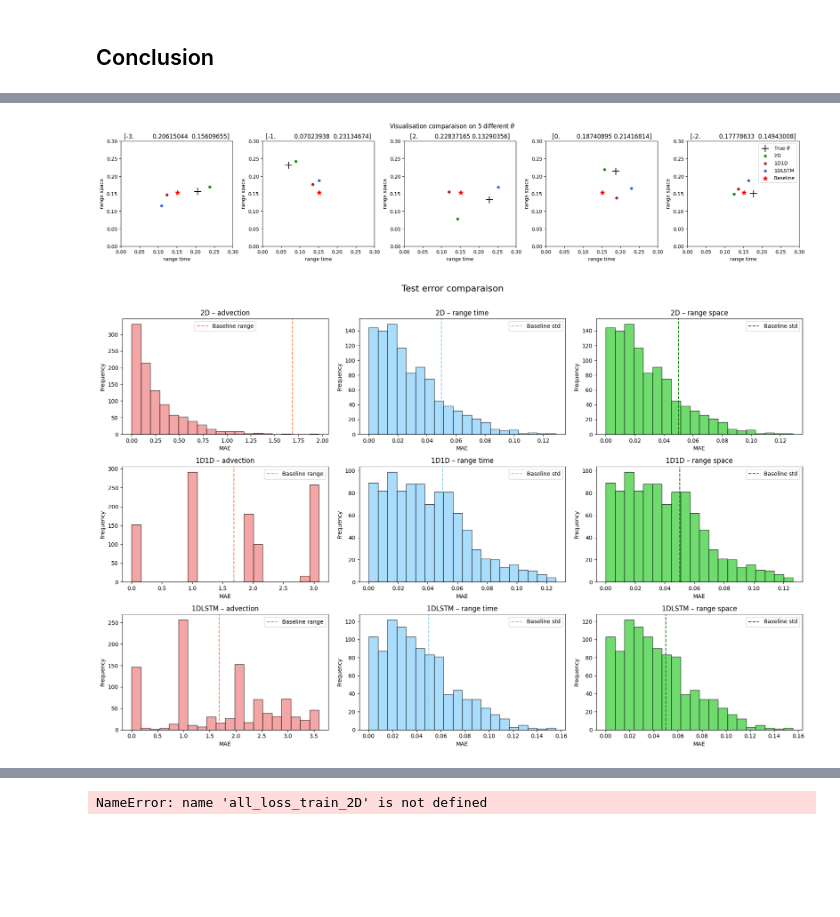
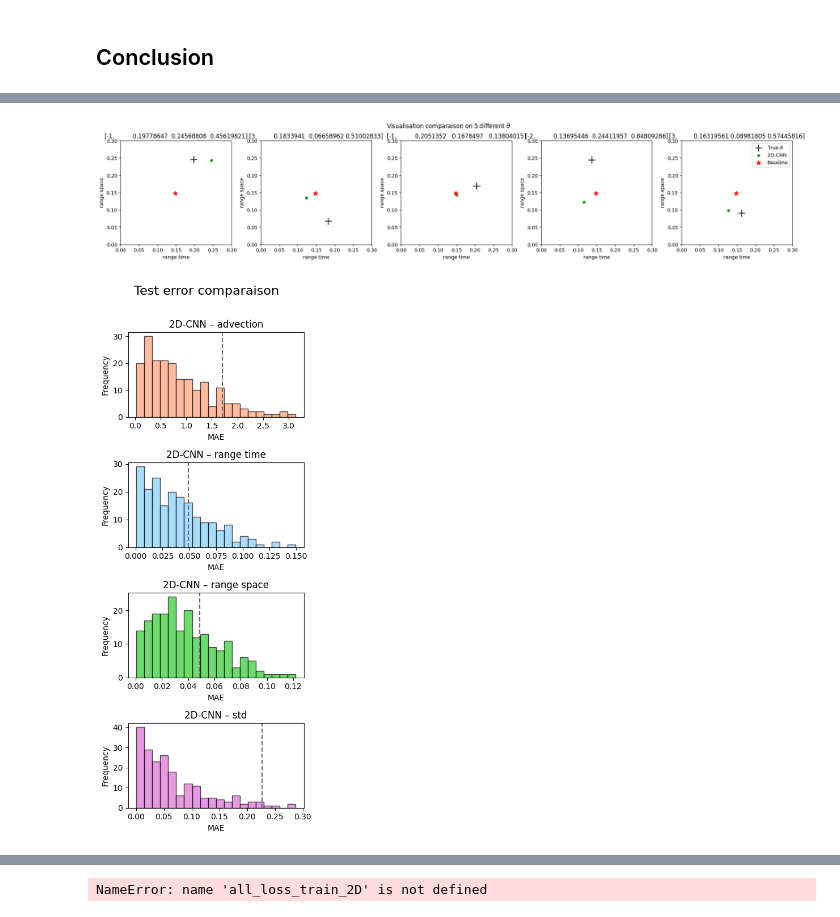
Before and after one commit to DarenXL/Neural_ST_inference, a Jupyter notebook: Code GNN/Amortized_Methods_Geostatistics_Spatio-Temporal-2D.ipynb, the cells around one changed output, grey strips where cells are left out. Cells and saved outputs as stored; diff of their text form; code cells hidden in the pictures; blank space fills up the shorter version.

Commit message:
missing value + std advection + separability

```diff
--- a/Code GNN/Amortized_Methods_Geostatistics_Spatio-Temporal-2D.ipynb
+++ b/Code GNN/Amortized_Methods_Geostatistics_Spatio-Temporal-2D.ipynb
@@ -1153,8 +1287,8 @@ def matern_covariance_from_coords(coords, adv, range_time, range_space):
 def nll(theta, coords, values, eps=1e-6):
     # https://soft.mines-paristech.fr/gstlearn/demos-latest/python/Tuto_LogLikelihood.html
 
-    adv, range_time, range_space = theta
-    cov = matern_covariance_from_coords(coords, adv, range_time, range_space)
+    adv, range_time, range_space, std = theta
+    cov = matern_covariance_from_coords(coords, adv, range_time, range_space, std)
     cov += eps * np.eye(cov.shape[0])
 
     L = linalg.cholesky(cov)
@@ -1172,10 +1306,11 @@ def nll(theta, coords, values, eps=1e-6):
 # %%
 range_min, range_max = 0.05, 0.5
 adv_min, adv_max = -3, 3
+std_min, std_max = .1, 1.
 
-bounds = [(adv_min, adv_max), (range_min, range_max), (range_min, range_max)]
+bounds = [(adv_min, adv_max), (range_min, range_max), (range_min, range_max), (std_min, std_max)]
 # %%
-def mle_matern(coords, values, theta0=(0,.2, .2)):
+def mle_matern(coords, values, theta0=(0,.2, .2, .5)):
 
     def obj(theta):
         return nll(theta, coords, values)
@@ -1372,9 +1473,9 @@ fig_time.savefig(res_path+"/conclusion_graphs"+"/time.png", format="png", bbox_i
 range_min, range_max = 0.05, 0.25
 adv_min, adv_max = -3, 3
 
-methods = ['2D', '1D1D','1DLSTM'] #,'CNN-NLS']
-colors = ["forestgreen", "firebrick", "royalblue"] #, "orchid"]
-thetas_final = [theta_final_test_2D, theta_final_test_1D1D, theta_final_test_1DLSTM]
+methods = ['2D-CNN']#, '1D1D','1DLSTM'] #,'CNN-NLS']
+colors = ["forestgreen"]#, "firebrick", "royalblue"] #, "orchid"]
+thetas_final = [theta_final_test_2D]#, theta_final_test_1D1D, theta_final_test_1DLSTM]
 
 fig_target, axs = plt.subplots(1, 5, figsize=(20,4), constrained_layout=True)
 
@@ -1407,61 +1508,34 @@ plt.legend()
 # fig_target.savefig(res_path+"/conclusion_graphs"+"/target.pdf", format="pdf", bbox_inches="tight")
 fig_target.savefig(res_path+"/conclusion_graphs"+"/target.png", format="png", bbox_inches="tight")
 # %% [output]
-[figure, old version]
+[figure, new version]
 # %%
-methods = ['2D', '1D1D','1DLSTM']
+methods = ['2D-CNN']#, '1D1D','1DLSTM']
 
-loss_adv = [
-    abs(theta_final_test_2D[:, 0] - dataset_grid_test.get_theta()[:, 0]),
-    abs(theta_final_test_1D1D[:, 0] - dataset_grid_test.get_theta()[:, 0]),
-    abs(theta_final_test_1DLSTM[:, 0] - dataset_grid_test.get_theta()[:, 0]),
-    # all_loss_test_nls[:,0]
-]
-
-loss_range_time = [
-    abs(theta_final_test_2D[:, 1] - dataset_grid_test.get_theta()[:, 1]),
-    abs(theta_final_test_1D1D[:, 1] - dataset_grid_test.get_theta()[:, 1]),
-    abs(theta_final_test_1DLSTM[:, 1] - dataset_grid_test.get_theta()[:, 1]),
-    # all_loss_test_nls[:,1]
-]
-
-loss_range_space = [
-    abs(theta_final_test_2D[:, 2] - dataset_grid_test.get_theta()[:, 2]),
-    abs(theta_final_test_1D1D[:, 2] - dataset_grid_test.get_theta()[:, 2]),
-    abs(theta_final_test_1DLSTM[:, 2] - dataset_grid_test.get_theta()[:, 2]),
-    # all_loss_test_nls[:,1]
-]
-
-fig_hist, axs = plt.subplots(len(loss_adv), 3, figsize=(18, 4*len(loss_adv)))
+fig_hist, axs = plt.subplots(len(theta_names), len(methods), figsize=(len(theta_names), 10*len(methods)),squeeze=False)
 fig_hist.suptitle("Test error comparaison", fontsize=16)
 
-for i, method in enumerate(methods):
+for i, name in enumerate(theta_names):
+    for j, method in enumerate(methods):
 
-    axs[i, 0].hist(loss_range[i], bins=20, color='lightcoral', alpha=0.7, edgecolor='black')
-    axs[i, 0].axvline(based[0], color='coral', linestyle='--', label='Baseline range')
-    axs[i, 0].set_title(f"{method} – advection")
-    axs[i, 0].set_xlabel("MAE")
-    axs[i, 0].set_ylabel("Frequency")
-    axs[i, 0].legend()
+        losses = [
+            abs(theta_final_test_2D[:, i] - dataset_grid_test.get_theta()[:, i]),
+            # abs(theta_final_test_1D1D[:, i] - dataset_grid_test.get_theta()[:, i]),
+            # abs(theta_final_test_1DLSTM[:, i] - dataset_grid_test.get_theta()[:, i]),
+            # all_loss_test_nls[:,0]
+        ]
 
-    axs[i, 1].hist(loss_std[i], bins=20, color='lightskyblue', alpha=0.7, edgecolor='black')
-    axs[i, 1].axvline(based[1], color='skyblue', linestyle='--', label='Baseline std')
-    axs[i, 1].set_title(f"{method} – range time")
-    axs[i, 1].set_xlabel("MAE")
-    axs[i, 1].set_ylabel("Frequency")
-    axs[i, 1].legend()
-
-    axs[i, 2].hist(loss_std[i], bins=20, color='limegreen', alpha=0.7, edgecolor='black')
-    axs[i, 2].axvline(based[1], color='green', linestyle='--', label='Baseline std')
-    axs[i, 2].set_title(f"{method} – range space")
-    axs[i, 2].set_xlabel("MAE")
-    axs[i, 2].set_ylabel("Frequency")
-    axs[i, 2].legend()
+        axs[i, j].hist(losses[j], bins=20, color=theta_colors[name]['test'], alpha=0.7, edgecolor='black')
+        axs[i, j].axvline(based[i], color=theta_colors[name]['baseline'], linestyle='--', label='Baseline range')
+        axs[i, j].set_title(f"{method} – {name}")
+        axs[i, j].set_xlabel("MAE")
+        axs[i, j].set_ylabel("Frequency")
+        # axs[i, j].legend()
 
 plt.tight_layout(rect=[0, 0, 1, 0.97])
 plt.show()
 
 fig_hist.savefig(res_path+"/conclusion_graphs"+"/score_test_hist.png", format="png", bbox_inches="tight")
 # %% [output]
-[figure, old version]
+[figure, new version]
 # %%
```
Also changed, not shown: parts of 51 cells of this notebook, 3 other files.
